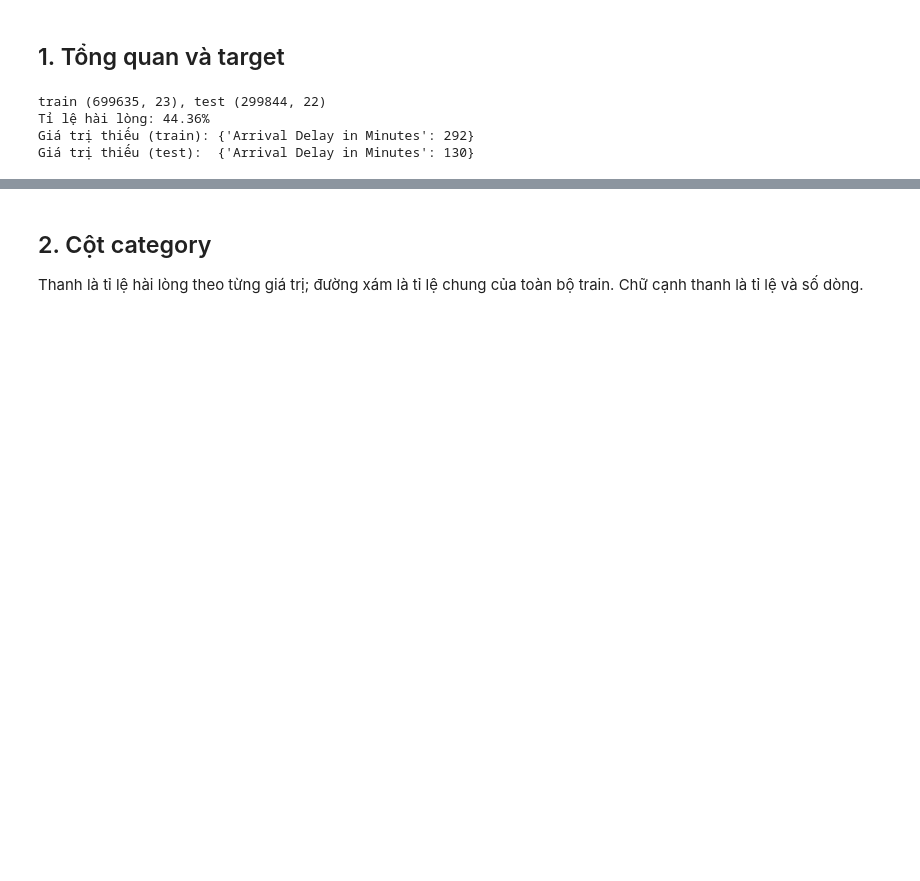
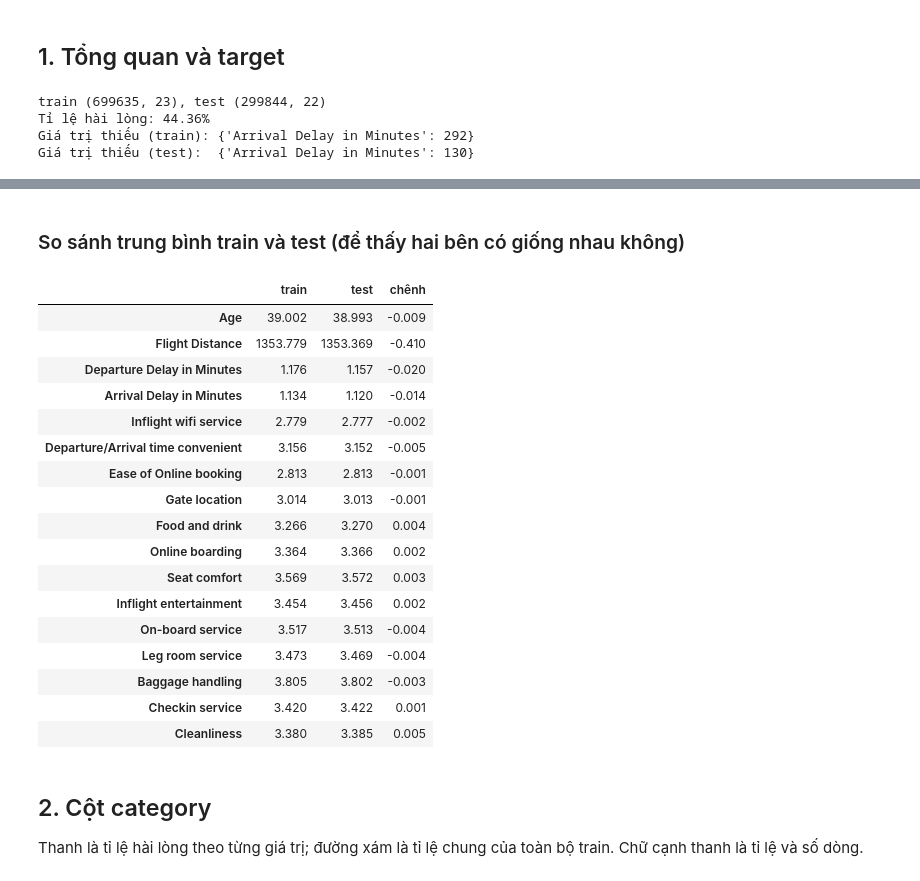
Before and after one commit to dthanhman/cs116-kaggle-s6e10, a Jupyter notebook: notebooks/A_eda.ipynb, the cells around one changed output, grey strips where cells are left out. Drawn from its saved outputs; the diff is of its cells as text; code cells hidden in the pictures; blank space fills up the shorter version.

```diff
--- a/notebooks/A_eda.ipynb
+++ b/notebooks/A_eda.ipynb
@@ -64,3 +137,28 @@ Giá trị thiếu (test):  {'Arrival Delay in Minutes': 130}
+# %% [markdown]
+### So sánh trung bình train và test (để thấy hai bên có giống nhau không)
+# %%
+pd.DataFrame({"train": train[NUM_COLS + SCORE_COLS].mean(),
+              "test": test[NUM_COLS + SCORE_COLS].mean()}).assign(
+    chênh=lambda d: d["test"] - d["train"]).round(3)
+# %% [output]
+|  | train | test | chênh |
+| Age | 39.002 | 38.993 | -0.009 |
+| Flight Distance | 1353.779 | 1353.369 | -0.410 |
+| Departure Delay in Minutes | 1.176 | 1.157 | -0.020 |
+| Arrival Delay in Minutes | 1.134 | 1.120 | -0.014 |
+| Inflight wifi service | 2.779 | 2.777 | -0.002 |
+| Departure/Arrival time convenient | 3.156 | 3.152 | -0.005 |
+| Ease of Online booking | 2.813 | 2.813 | -0.001 |
+| Gate location | 3.014 | 3.013 | -0.001 |
+| Food and drink | 3.266 | 3.270 | 0.004 |
+| Online boarding | 3.364 | 3.366 | 0.002 |
+| Seat comfort | 3.569 | 3.572 | 0.003 |
+| Inflight entertainment | 3.454 | 3.456 | 0.002 |
+| On-board service | 3.517 | 3.513 | -0.004 |
+| Leg room service | 3.473 | 3.469 | -0.004 |
+| Baggage handling | 3.805 | 3.802 | -0.003 |
+| Checkin service | 3.420 | 3.422 | 0.001 |
+| Cleanliness | 3.380 | 3.385 | 0.005 |
 # %% [markdown]
 ## 2. Cột category
 
```
Also changed, not shown: parts of 8 cells of this notebook, 1 other file.
